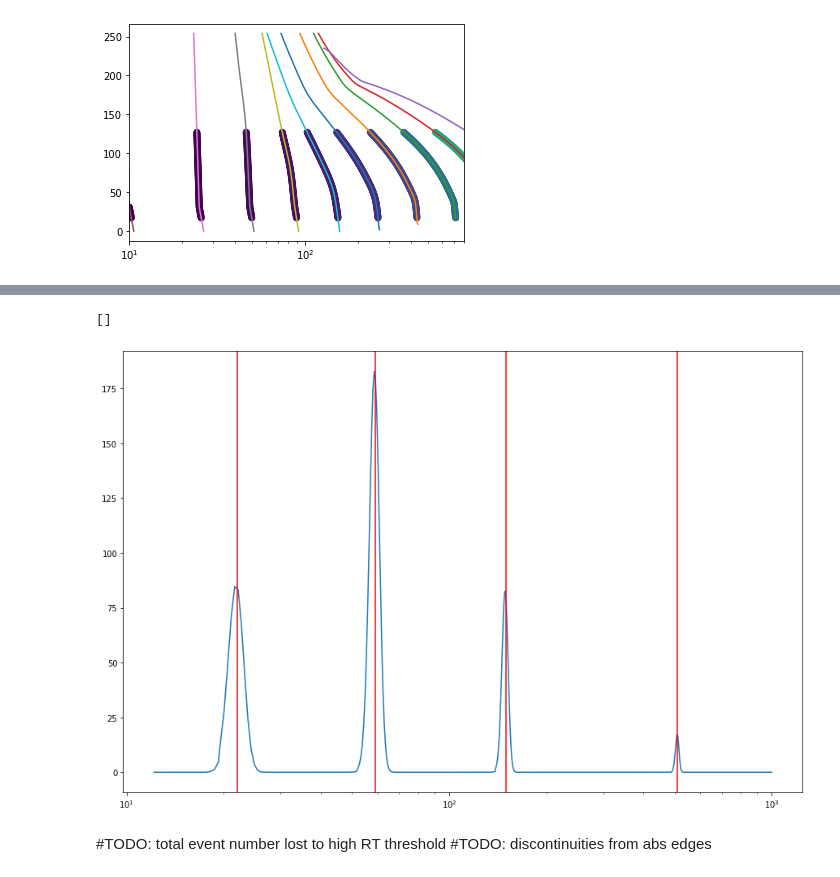
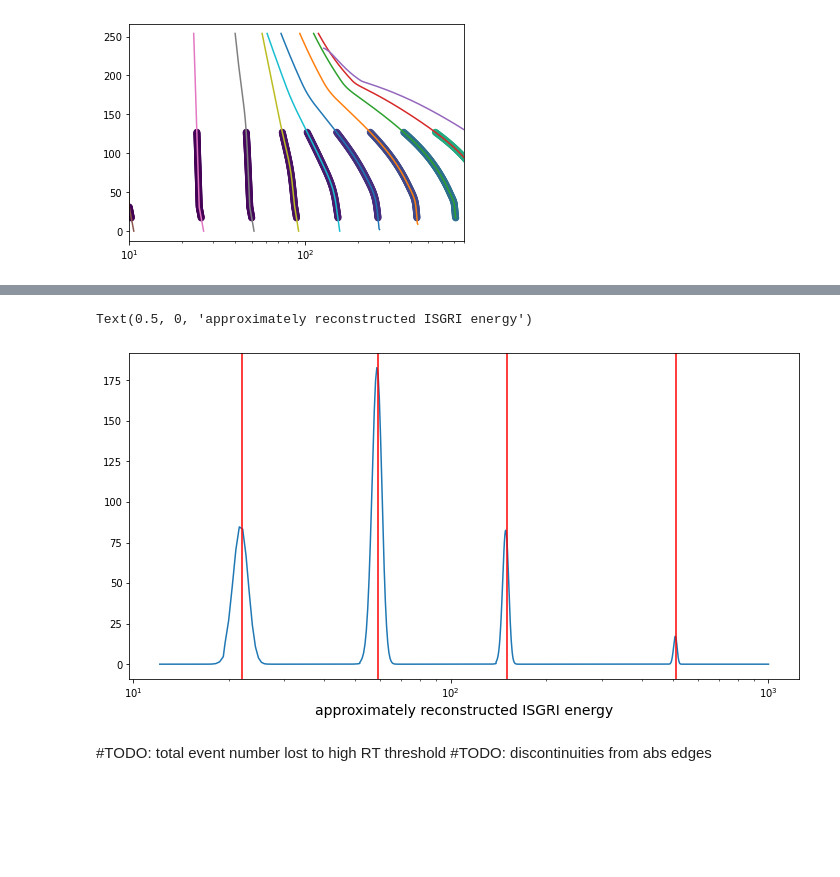
Before and after one commit to volodymyrss/integral-ibis-isgri-le-response, a Jupyter notebook: readme.ipynb, the cells around one changed output, grey strips where cells are left out. Saved outputs shown, nothing was run; the diff lists cells and outputs as text; code cells hidden in the pictures; blank space fills up the shorter version.

```diff
--- a/readme.ipynb
+++ b/readme.ipynb
@@ -171,22 +175,24 @@ ax2.set_ylabel('Stacked in RT 15 - 30', size=14)
 # %%
-plt.figure(figsize=(15,10))
+plt.figure(figsize=(12,6))
 
 spec = bip[15:30,:].sum(0)
 
 en_base = i1d_base(pha_2d[0,:])
 
 plt.plot(
     en_base,
     spec,
 )
 
 for en in [22, 59, 511, 150]:
     plt.axvline(en, c='r')
 
 plt.semilogx()
+
+plt.xlabel("approximately reconstructed ISGRI energy", size=14)
 # %% [output]
-[]
+Text(0.5, 0, 'approximately reconstructed ISGRI energy')
-[figure, old version]
+[figure, new version]
 # %% [markdown]
 #TODO: total event number lost to high RT threshold
 #TODO: discontinuities from abs edges
```
Also changed, not shown: parts of 10 cells of this notebook, 2 other files.
